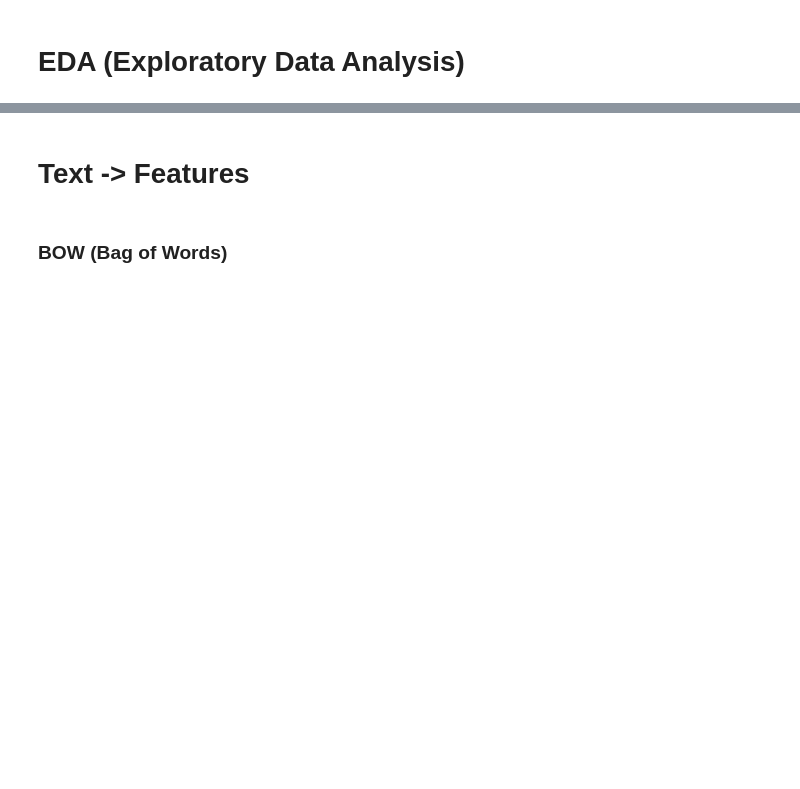
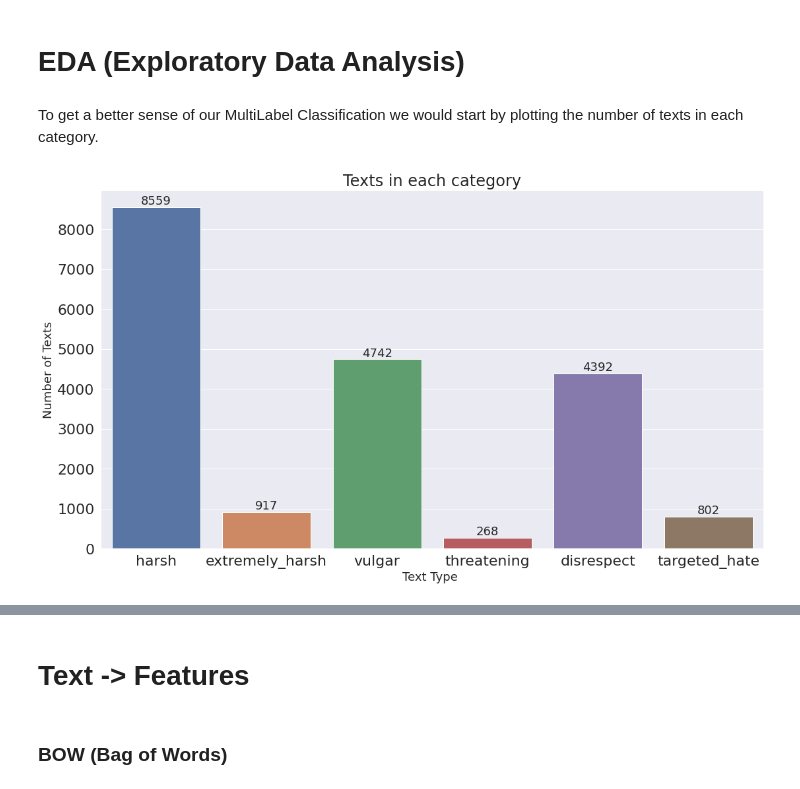
Before and after one commit to mayankchadha16/Why-so-Harsh, a Jupyter notebook: Clones.ipynb, the cells around one changed output, grey strips where cells are left out. Cells and saved outputs as stored; diff of their text form; code cells hidden in the pictures; blank space fills up the shorter version.

```diff
--- a/Clones.ipynb
+++ b/Clones.ipynb
@@ -46,5 +46,5 @@ df['text'].iloc[0]
 # %% [markdown]
 Removing extra white-spaces
 # %%
-df.text = df.text.apply(lambda x : " ".join(x.split()))
+df['text'] = df['text'].apply(lambda x : " ".join(x.split()))
 # %%
@@ -64,6 +77,6 @@ from nltk.stem import WordNetLemmatizer
 
 lemma = WordNetLemmatizer()
 
-df.text = df.text.apply(lambda x : " ".join([lemma.lemmatize(word = w, pos='n') for w in x.split(" ")]))
-df.text = df.text.apply(lambda x : " ".join([lemma.lemmatize(word = w, pos='v') for w in x.split(" ")]))
+df['text'] = df['text'].apply(lambda x : " ".join([lemma.lemmatize(word = w, pos='n') for w in x.split(" ")]))
+df['text'] = df['text'].apply(lambda x : " ".join([lemma.lemmatize(word = w, pos='v') for w in x.split(" ")]))
 # %%
@@ -74,0 +96,26 @@ df.text.iloc[0]
+# %% [markdown]
+To get a better sense of our MultiLabel Classification we would start by plotting the number of texts in each category.
+# %%
+categories = list(df.columns.values)
+categories.remove('id')
+categories.remove('text')
+
+sns.set(font_scale=2)
+plt.figure(figsize=(18, 10))
+
+ax = sns.barplot(categories, df.iloc[:, 2:].sum().values)
+
+plt.title("Texts in each category", fontsize=24)
+plt.ylabel('Number of Texts', fontsize=18)
+plt.xlabel('Text Type ', fontsize=18)
+
+rects = ax.patches
+labels = df.iloc[:, 2:].sum().values
+
+for rect, label in zip(rects, labels):
+    height = rect.get_height()
+    ax.text(rect.get_x() + rect.get_width()/2, height + 5, label, ha='center', va='bottom', fontsize=18)
+
+plt.show()
+# %% [output]
+[figure, added]
```
Also changed, not shown: parts of 13 cells of this notebook, 1 other file.
